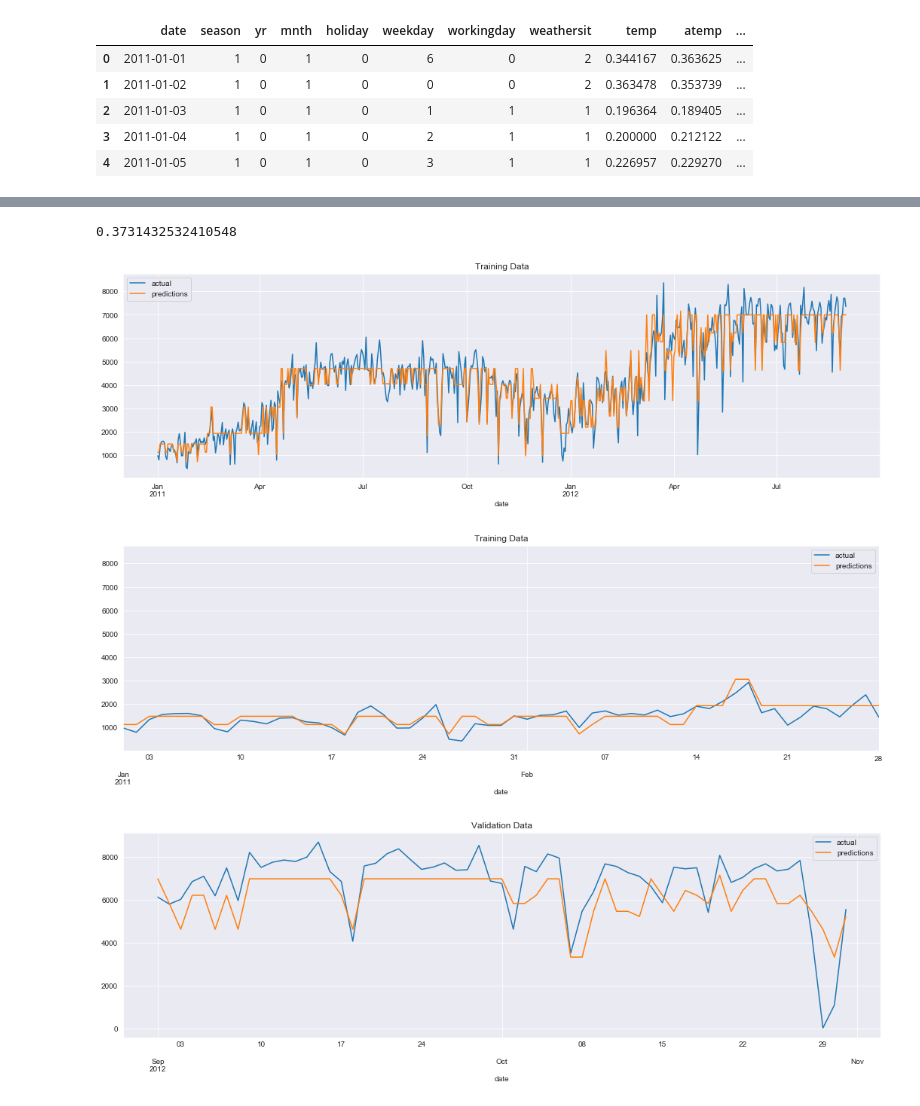
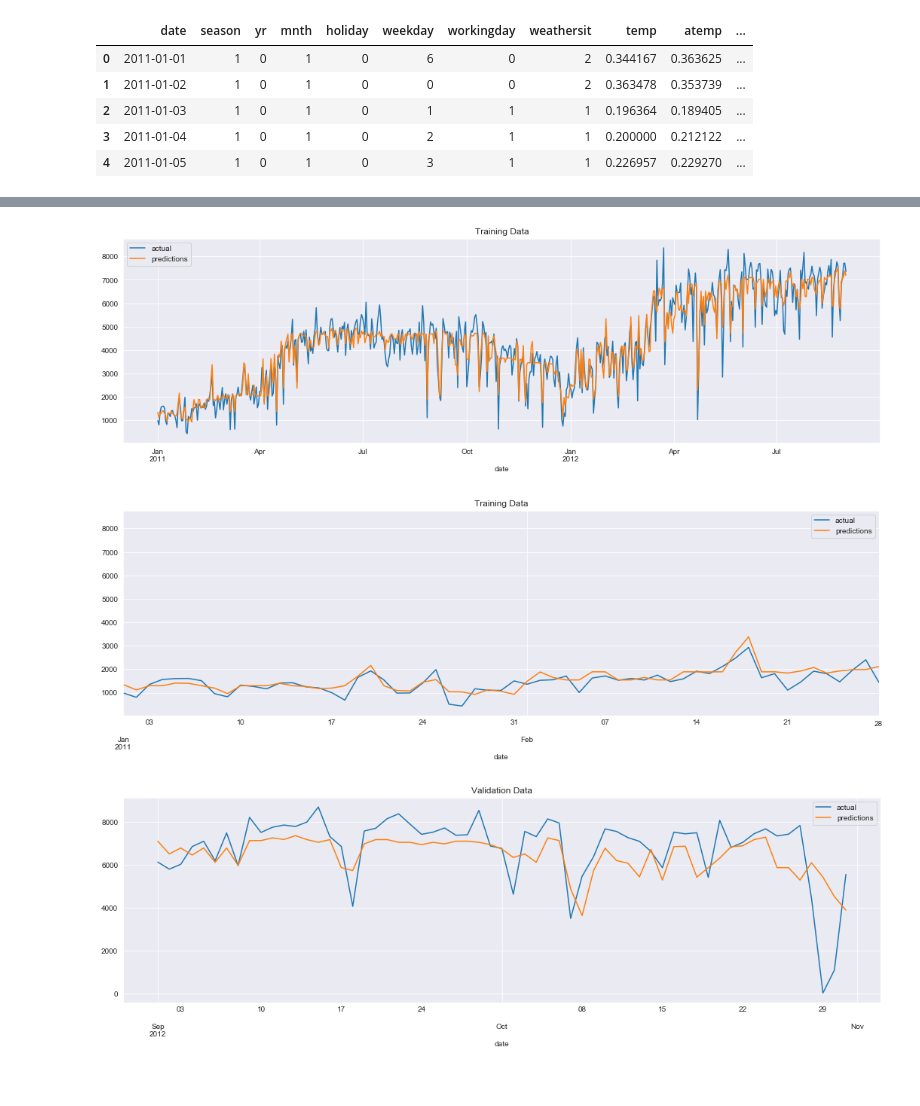
Before and after one commit to ShilpaGopal/random_forest, a Jupyter notebook: random_forest_regression.ipynb, the cells around one changed output, grey strips where cells are left out. Saved outputs shown, nothing was run; the diff lists cells and outputs as text; code cells hidden in the pictures.

Commit message:
Added reandom forest example for regression

```diff
--- a/random_forest_regression.ipynb
+++ b/random_forest_regression.ipynb
@@ -71,33 +118,0 @@ r_squared = -0.778949369254408
-# %%
-grid_search = {"max_depth": [],
-               "min_samples": [],
-               "n_features":[],
-               "r_squared_train": [],
-               "r_squared_val": []}
-for max_depth in range(1, 7):
-    for min_samples in range(5, 20, 5):
-        for n_features in (2,6):
-            forest = random_forest_algorithm(train_df,
-                                           ml_task="regression",
-                                           n_trees=4,
-                                           n_bootstrap=600,
-                                           n_features=n_features,
-                                           dt_max_depth=max_depth,
-                                           min_samples=min_samples)
-
-            predictions_train = random_forest_predictions(train_df, forest)
-            predictions_val = random_forest_predictions(val_df, forest)
-
-            r_squared_train = r_squared(predictions_train, train_df.label)
-            r_squared_val = r_squared(predictions_val, val_df.label)
-
-            grid_search["max_depth"].append(max_depth)
-            grid_search["min_samples"].append(min_samples)
-            grid_search["n_features"].append(n_features)
-            grid_search["r_squared_train"].append(r_squared_train)
-            grid_search["r_squared_val"].append(r_squared_val)
-
-    print(f"Progress: Iteration {max_depth}/6")
-
-grid_search = pd.DataFrame(grid_search)
-grid_search.sort_values("r_squared_val", ascending=False).head()
@@ -117,17 +119,6 @@ Progress: Iteration 6/6
-# %%
-best_max_depth = 6
-best_min_samples = 15
-
-tree = decision_tree_algorithm(train_df,
-                               ml_task="regression",
-                               max_depth=best_max_depth,
-                               min_samples=best_min_samples)
-calculate_r_squared(test_df, tree)
-# %% [output]
-0.3731432532410548
 # %%
-def create_plot(df, tree, title):
-    predictions = df.apply(predict_example, args=(tree,), axis=1)
+def create_plot(df, forest, title):
+    predictions = random_forest_predictions(df, forest)
     actual = df.label
     plot_df = pd.DataFrame({"actual": actual, "predictions": predictions})
 
@@ -135,16 +126,16 @@ def create_plot(df, tree, title):
 
     return
 # %%
-create_plot(train_df, tree, title="Training Data")
+create_plot(train_df, forest, title="Training Data")
 # %% [output]
-[figure, old version]
+[figure, new version]
 # %%
-create_plot(train_df, tree, title="Training Data")
+create_plot(train_df, forest, title="Training Data")
 plt.xlim(pd.to_datetime("2011-01-01"), pd.to_datetime("2011-02-28"));
 # %% [output]
-[figure, old version]
+[figure, new version]
 # %%
-create_plot(val_df, tree, title="Validation Data")
+create_plot(val_df, forest, title="Validation Data")
 # %% [output]
-[figure, old version]
+[figure, new version]
 # %%
```
Also changed, not shown: parts of 6 cells of this notebook, 3 other files.
